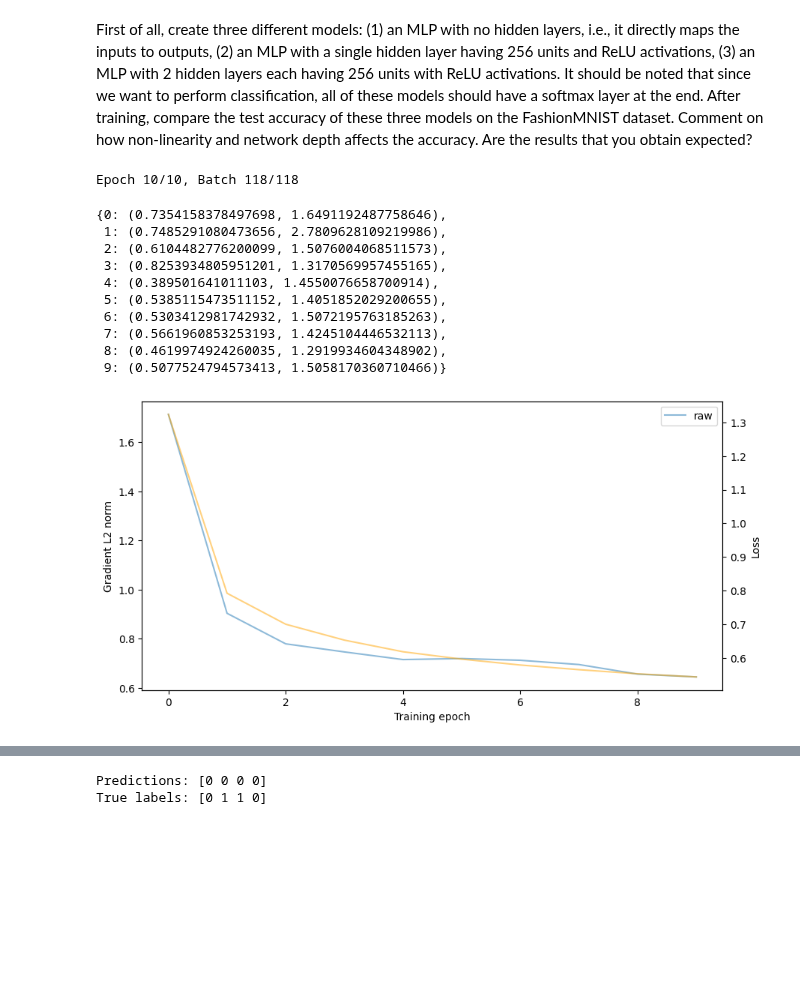
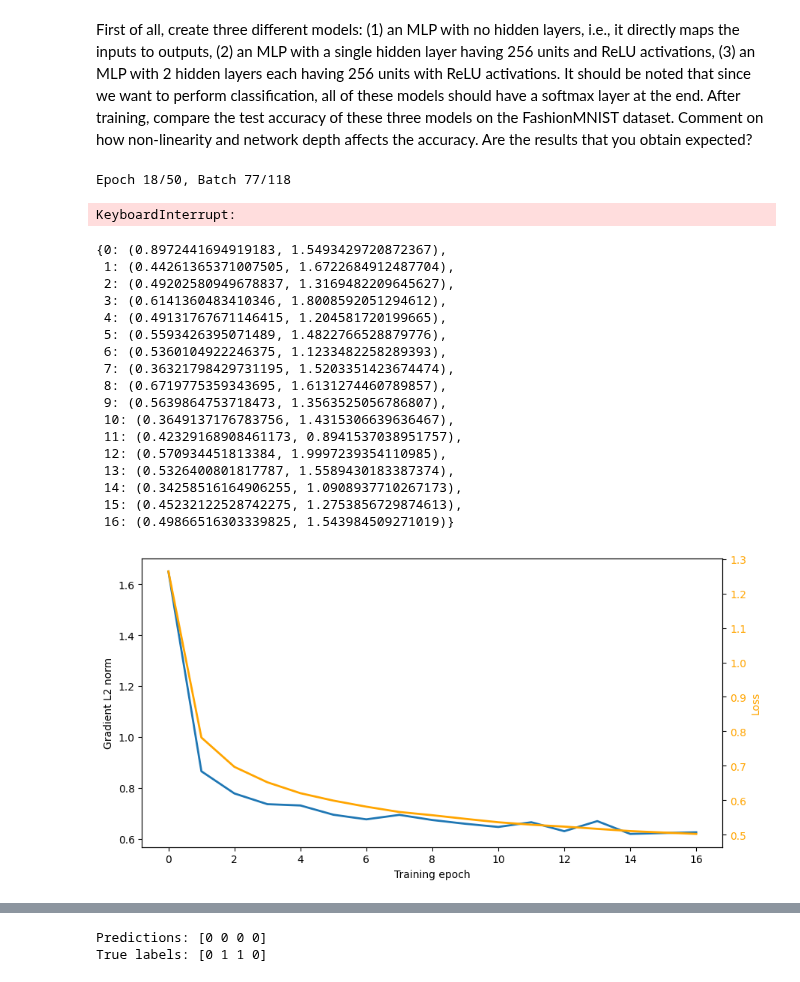
Before and after one commit to audrey352/COMP551, a Jupyter notebook: Assignment3/A3_notebook.ipynb, the cells around one changed output, grey strips where cells are left out. Drawn from its saved outputs; the diff is of its cells as text; code cells hidden in the pictures; blank space fills up the shorter version.

```diff
--- a/Assignment3/A3_notebook.ipynb
+++ b/Assignment3/A3_notebook.ipynb
@@ -373,7 +380,7 @@ model0 = MLP(
     D=28*28
     )
 optimizer = GradientDescent(learning_rate=.01, record_grad=True)  # doing one GD iteration by batch in one epoch
-num_epochs = 10
+num_epochs = 50
 num_classes = 10
 
 # Loop over epochs
@@ -398,7 +405,10 @@ for epoch in range(num_epochs):
         batch_loss = cross_entropy_loss(y_batch, yhat_batch)
         loss[epoch].append(batch_loss)
 # %% [output]
-Epoch 10/10, Batch 118/118
+Epoch 18/50, Batch 77/118
+KeyboardInterrupt:
+# %%
+num_epochs=17
 # %%
 # combine loss and grad across epochs in tuples
 combined = {}
@@ -409,39 +419,48 @@ for epoch in range(num_epochs):
 
 combined
 # %% [output]
-{0: (0.7354158378497698, 1.6491192487758646),
- 1: (0.7485291080473656, 2.7809628109219986),
- 2: (0.6104482776200099, 1.5076004068511573),
- 3: (0.8253934805951201, 1.3170569957455165),
- 4: (0.389501641011103, 1.4550076658700914),
- 5: (0.5385115473511152, 1.4051852029200655),
- 6: (0.5303412981742932, 1.5072195763185263),
- 7: (0.5661960853253193, 1.4245104446532113),
- 8: (0.4619974924260035, 1.2919934604348902),
- 9: (0.5077524794573413, 1.5058170360710466)}
+{0: (0.8972441694919183, 1.5493429720872367),
+ 1: (0.44261365371007505, 1.6722684912487704),
+ 2: (0.49202580949678837, 1.3169482209645627),
+ 3: (0.6141360483410346, 1.8008592051294612),
+ 4: (0.49131767671146415, 1.204581720199665),
+ 5: (0.5593426395071489, 1.4822766528879776),
+ 6: (0.5360104922246375, 1.1233482258289393),
+ 7: (0.36321798429731195, 1.5203351423674474),
+ 8: (0.6719775359343695, 1.6131274460789857),
+ 9: (0.5639864753718473, 1.3563525056786807),
+ 10: (0.3649137176783756, 1.4315306639636467),
+ 11: (0.42329168908461173, 0.8941537038951757),
+ 12: (0.570934451813384, 1.9997239354110985),
+ 13: (0.5326400801817787, 1.5589430183387374),
+ 14: (0.34258516164906255, 1.0908937710267173),
+ 15: (0.45232122528742275, 1.2753856729874613),
+ 16: (0.49866516303339825, 1.543984509271019)}
 # %%
 # optionally smooth the curve
 def smooth(x, w=30):
     return np.convolve(x, np.ones(w)/w, mode='valid')
 
 # plot average gradient norm per epoch
 grad_avg = [np.mean(grad[epoch]) for epoch in range(num_epochs)]
 loss_avg = [np.mean(loss[epoch]) for epoch in range(num_epochs)]
 
 plt.figure(figsize=(10,5))
-plt.plot(grad_avg, alpha=0.5, label="raw")
+plt.plot(grad_avg, alpha=1, label="raw", lw=2)
 # plt.plot(smooth(grad_avg, w=5), linewidth=3, label="smoothed")
 plt.xlabel("Training epoch")
 plt.ylabel("Gradient L2 norm")
-plt.legend()
+# plt.legend()
 
 ax_twin = plt.gca().twinx()
-ax_twin.plot(loss_avg, color='orange', alpha=0.5)
-ax_twin.set_ylabel("Loss")
+ax_twin.plot(loss_avg, color='orange', alpha=1, lw=2)
+ax_twin.set_ylabel("Loss", color='orange')
+ax_twin.tick_params(axis='y', labelcolor='orange')
+
 
 plt.show()
 # %% [output]
-[figure, old version]
+[figure, new version]
 # %%
 # Checking test predictions for first batch
 test_images, test_labels = next(iter(test_loader))
```
Also changed, not shown: parts of 2 cells of this notebook.
